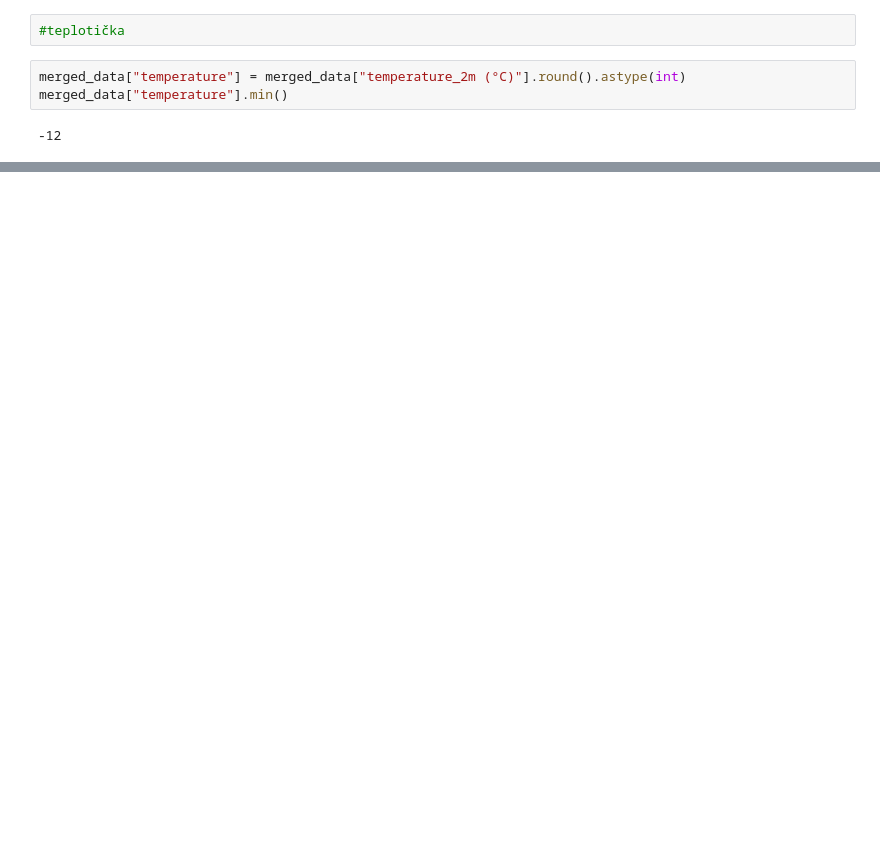
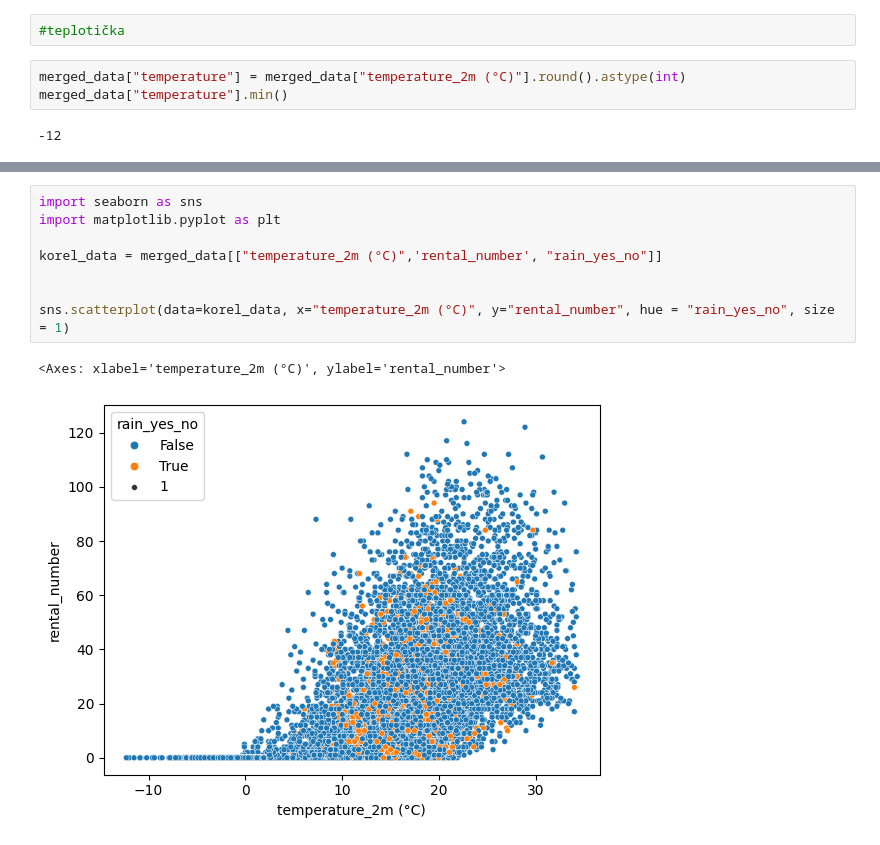
Before and after one commit to DanielaJureckova/bikesharing-brno, a Jupyter notebook: 19_weather.ipynb, the cells around one changed output, grey strips where cells are left out. Saved outputs shown, nothing was run; the diff lists cells and outputs as text; blank space fills up the shorter version.

```diff
--- a/19_weather.ipynb
+++ b/19_weather.ipynb
@@ -154,0 +159,11 @@ plt.scatter(merged_data["temperature_2m (°C)"], merged_data["rental_number"] )
+# %%
+import seaborn as sns
+import matplotlib.pyplot as plt
+
+korel_data = merged_data[["temperature_2m (°C)",'rental_number', "rain_yes_no"]]
+
+
+sns.scatterplot(data=korel_data, x="temperature_2m (°C)", y="rental_number", hue = "rain_yes_no", size = 1)
+# %% [output]
+<Axes: xlabel='temperature_2m (°C)', ylabel='rental_number'>
+[figure, added]
```
Also changed, not shown: parts of 3 cells of this notebook.
